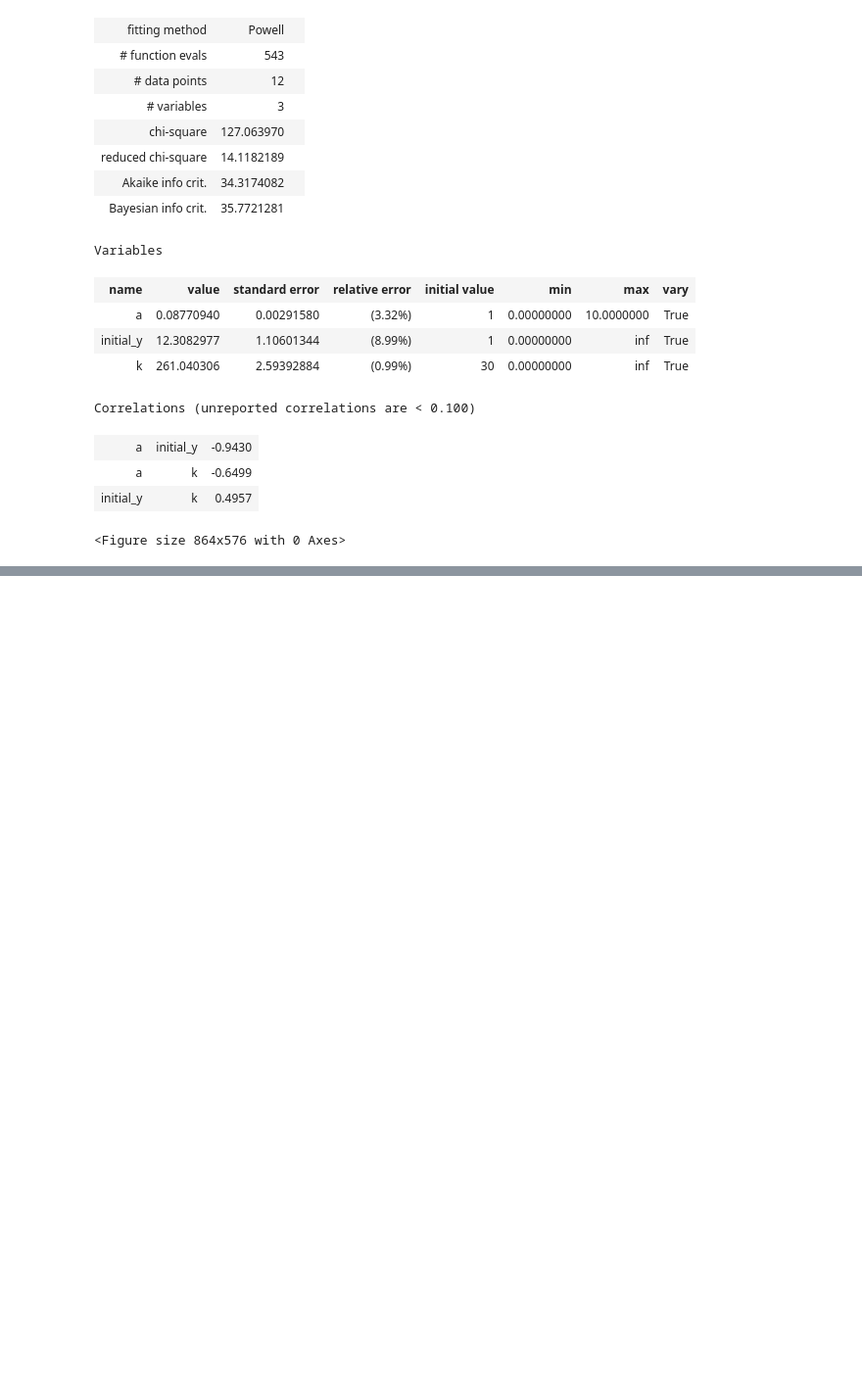
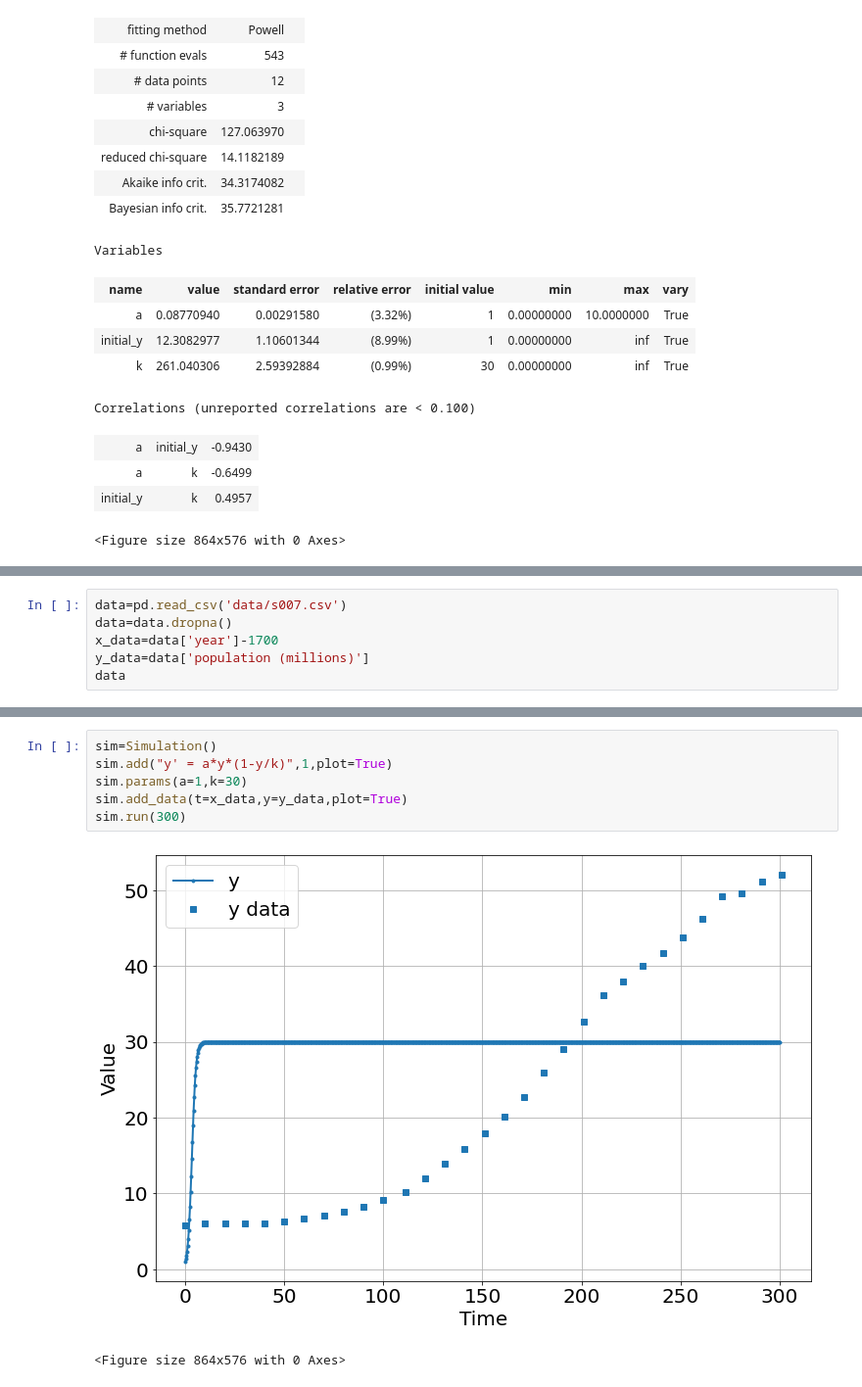
Before and after one commit to bblais/Computer-Programming-for-the-Sciences-Spring-2022, a Jupyter notebook: Sprint #3 - Parameter Fitting and Scientific Questions/2022-03-22 - lmfit with pyndamics.ipynb, the cells around one changed output, grey strips where cells are left out. Shown: that part at 98% size. Drawn from its saved outputs; the diff is of its cells as text; blank space fills up the shorter version.

```diff
--- a/Sprint #3 - Parameter Fitting and Scientific Questions/2022-03-22 - lmfit with pyndamics.ipynb
+++ b/Sprint #3 - Parameter Fitting and Scientific Questions/2022-03-22 - lmfit with pyndamics.ipynb
@@ -187,0 +235,6 @@ Correlations (unreported correlations are < 0.100)
+# %%
+data=pd.read_csv('data/s007.csv')
+data=data.dropna()
+x_data=data['year']-1700
+y_data=data['population (millions)']
+data
@@ -187,0 +259,9 @@ Correlations (unreported correlations are < 0.100)
+# %%
+sim=Simulation()
+sim.add("y' = a*y*(1-y/k)",1,plot=True)
+sim.params(a=1,k=30)
+sim.add_data(t=x_data,y=y_data,plot=True)
+sim.run(300)
+# %% [output]
+[figure, added]
+<Figure size 864x576 with 0 Axes>
```
Also changed, not shown: parts of 9 cells of this notebook, 7 other files.
